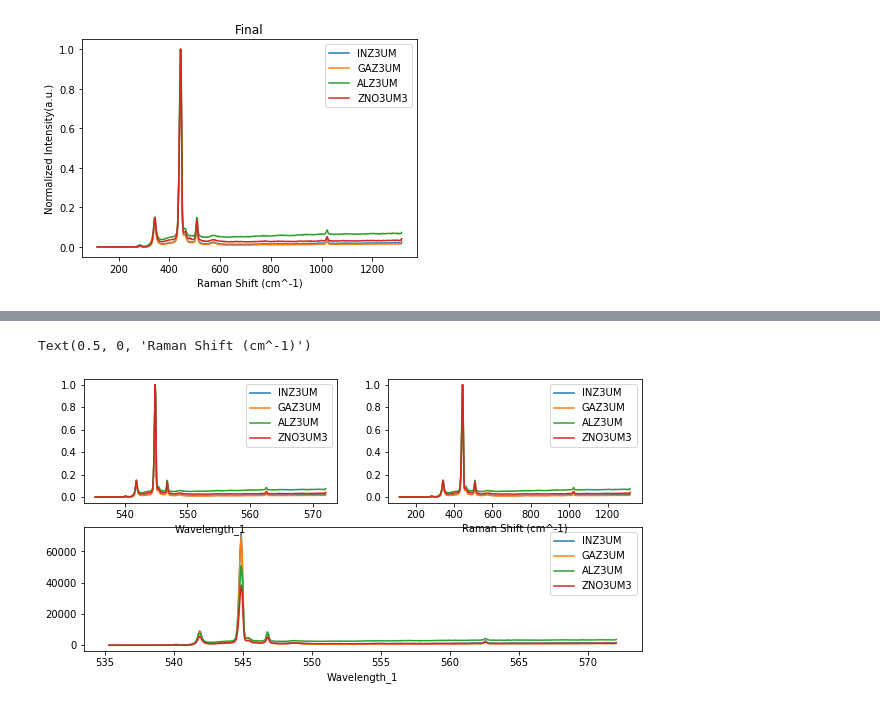
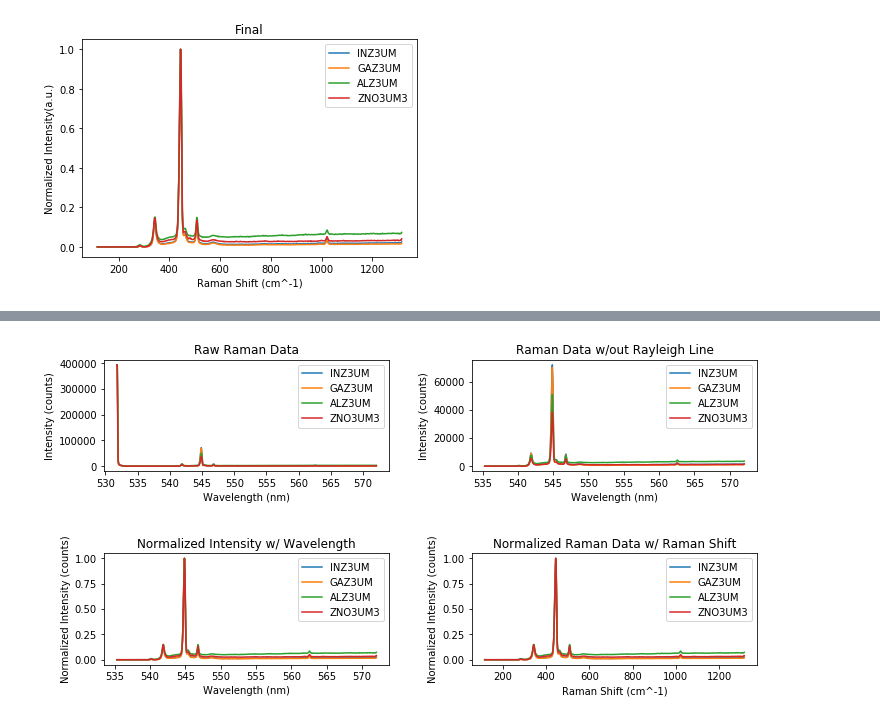
Before and after one commit to Jasonk0401/Project-2, a Jupyter notebook: Streamline.ipynb, the cells around one changed output, grey strips where cells are left out. Drawn from its saved outputs; the diff is of its cells as text; code cells hidden in the pictures.

```diff
--- a/Streamline.ipynb
+++ b/Streamline.ipynb
@@ -277,30 +275,40 @@ plt.legend(molecule_names)
 # %%
 #setup 4 subplots
 fig, ((ax1, ax2),(ax3, ax4))= plt.subplots(nrows=2, ncols=2,figsize=(10,5))
 #raw data plot
-ax1=plt.subplot(2,1,1)
+ax1=plt.subplot(2,2,1)
 df.plot(x='Wavelength_1', y=y1, ax=ax1)
 ax1.set_title("Raw Raman Data")
 plt.legend(molecule_names)
+ax1.set_xlabel('Wavelength (nm)')
+ax1.set_ylabel('Intensity (counts)')
 #witout rayleigh line
-ax2=plt.subplot(2,1,2)
+ax2=plt.subplot(2,2,2)
 df_no_rayleigh.plot(x='Wavelength_1', y=y2, ax=ax2)
-ax1.set_title("Raman Data w/out Rayleigh Line")
+ax2.set_title("Raman Data w/out Rayleigh Line")
 plt.legend(molecule_names)
+ax2.set_xlabel('Wavelength (nm)')
+ax2.set_ylabel('Intensity (counts)')
 #normalized
-ax3=plt.subplot(2,2,1)
+ax3=plt.subplot(2,2,3)
 df_normalized.plot(x='Wavelength_1', y=y3, ax=ax3)
-ax1.set_title("Normalized Raman Data")
+ax3.set_title("Normalized Intensity w/ Wavelength")
 plt.legend(molecule_names)
+ax3.set_xlabel('Wavelength (nm)')
+ax3.set_ylabel('Normalized Intensity (counts)')
 #raman shift
-ax4=plt.subplot(2,2,2)
+ax4=plt.subplot(2,2,4)
 df_raman_shift.plot(x='Wavelength_1', y=y4, ax=ax4)
-ax1.set_title("Normalized Raman Data w/ Raman Shift")
+ax4.set_title("Normalized Raman Data w/ Raman Shift")
 plt.legend(molecule_names)
 ax4.set_xlabel('Raman Shift (cm^-1)')
-#first graph isnt showing up
-#Titles arent showing up
-#x lable isnt in the right place
+ax4.set_ylabel('Normalized Intensity (counts)')
+#add y x lables and titles
+#fix spacing of graphs
+#Intensity (counts)
+#Normalized Intensity (counts)
+plt.tight_layout(pad=0.4, w_pad=3.0, h_pad=3.5)
+plt.savefig("/home/jasonk0401/Desktop/UROP/RamanGraphs.png", dpi=300)
+plt.show()
 # %% [output]
-Text(0.5, 0, 'Raman Shift (cm^-1)')
-[figure, old version]
+[figure, new version]
```
Also changed, not shown: parts of 1 cell of this notebook.
